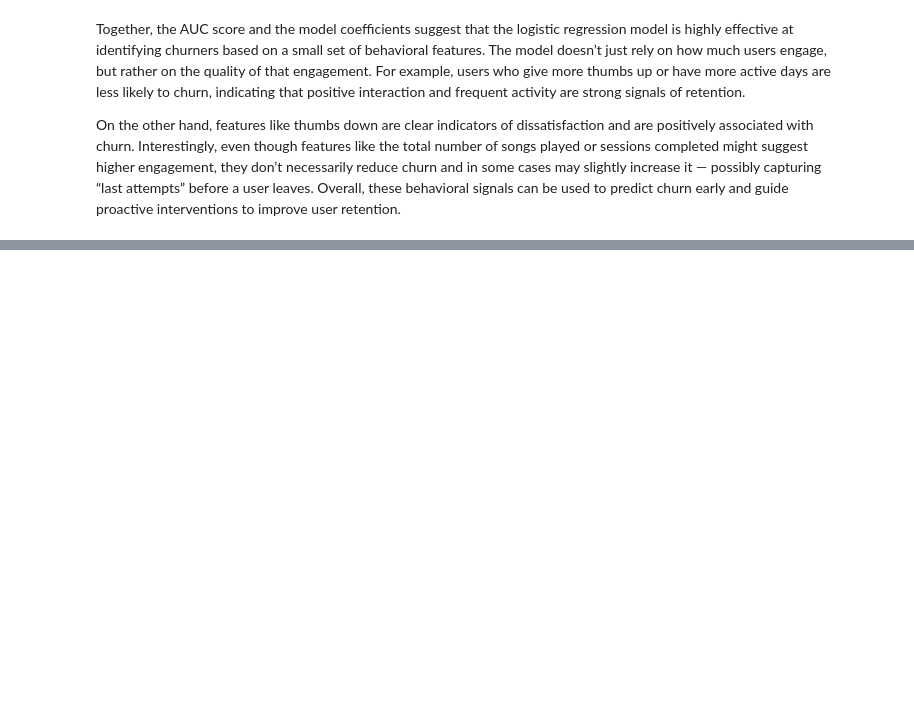
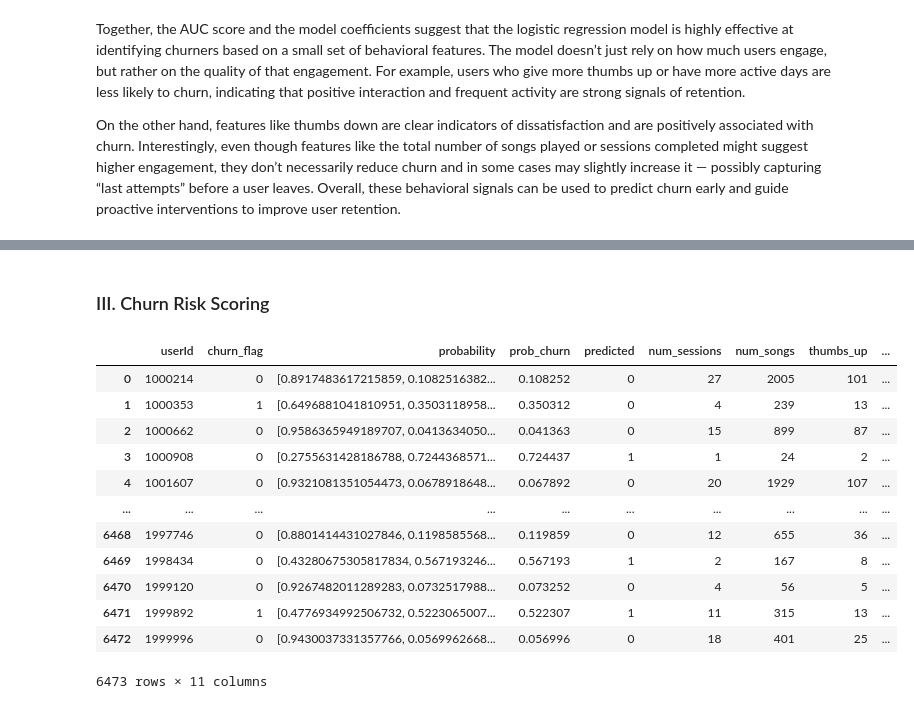
Before and after one commit to ZlataSparrow/Churn_Risk_Classification, a Jupyter notebook: notebook/03_Logistic_Regression_Classifier .ipynb, the cells around one changed output, grey strips where cells are left out. Drawn from its saved outputs; the diff is of its cells as text; code cells hidden in the pictures; blank space fills up the shorter version.

```diff
--- a/notebook/03_Logistic_Regression_Classifier .ipynb
+++ b/notebook/03_Logistic_Regression_Classifier .ipynb
@@ -165,0 +193,21 @@ On the other hand, features like thumbs down are clear indicators of dissatisfac
+# %% [markdown]
+### III. Churn Risk Scoring
+# %%
+user_features_clean = user_features.drop("churn_flag")  # in Spark
+user_features_pdf = user_features_clean.toPandas()
+pdf = pdf.merge(user_features_pdf, on="userId", how="left")
+pdf
+# %% [output]
+|  | userId | churn_flag | probability | prob_churn | predicted | num_sessions | num_songs | thumbs_up | ... |
+| 0 | 1000214 | 0 | [0.8917483617215859, 0.1082516382... | 0.108252 | 0 | 27 | 2005 | 101 | ... |
+| 1 | 1000353 | 1 | [0.6496881041810951, 0.3503118958... | 0.350312 | 0 | 4 | 239 | 13 | ... |
+| 2 | 1000662 | 0 | [0.9586365949189707, 0.0413634050... | 0.041363 | 0 | 15 | 899 | 87 | ... |
+| 3 | 1000908 | 0 | [0.2755631428186788, 0.7244368571... | 0.724437 | 1 | 1 | 24 | 2 | ... |
+| 4 | 1001607 | 0 | [0.9321081351054473, 0.0678918648... | 0.067892 | 0 | 20 | 1929 | 107 | ... |
+| ... | ... | ... | ... | ... | ... | ... | ... | ... | ... |
+| 6468 | 1997746 | 0 | [0.8801414431027846, 0.1198585568... | 0.119859 | 0 | 12 | 655 | 36 | ... |
+| 6469 | 1998434 | 0 | [0.43280675305817834, 0.567193246... | 0.567193 | 1 | 2 | 167 | 8 | ... |
+| 6470 | 1999120 | 0 | [0.9267482011289283, 0.0732517988... | 0.073252 | 0 | 4 | 56 | 5 | ... |
+| 6471 | 1999892 | 1 | [0.4776934992506732, 0.5223065007... | 0.522307 | 1 | 11 | 315 | 13 | ... |
+| 6472 | 1999996 | 0 | [0.9430037331357766, 0.0569962668... | 0.056996 | 0 | 18 | 401 | 25 | ... |
+6473 rows × 11 columns
```
Also changed, not shown: parts of 13 cells of this notebook.
